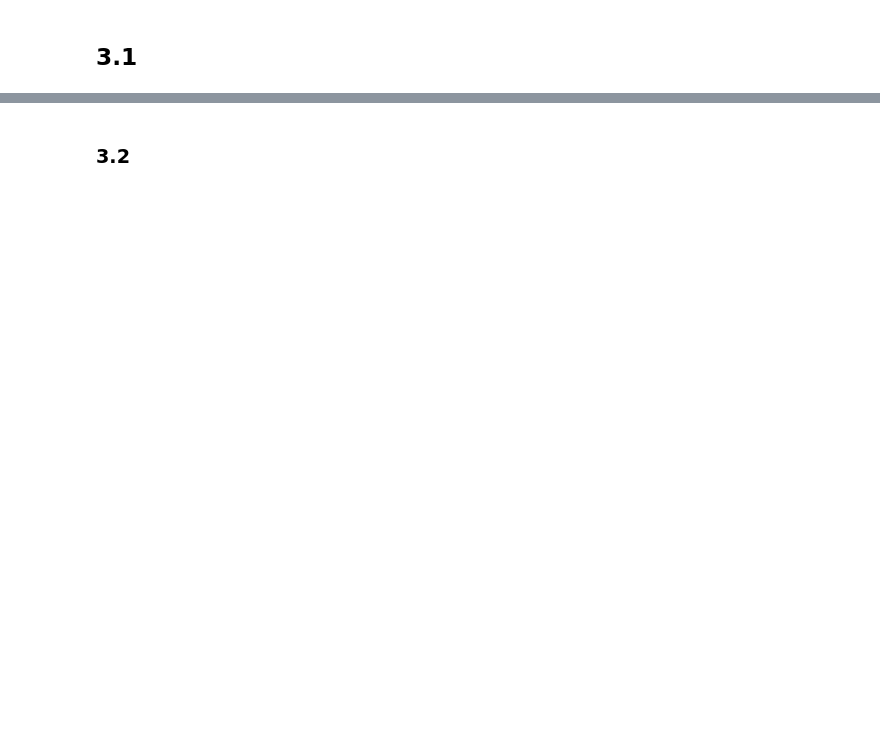
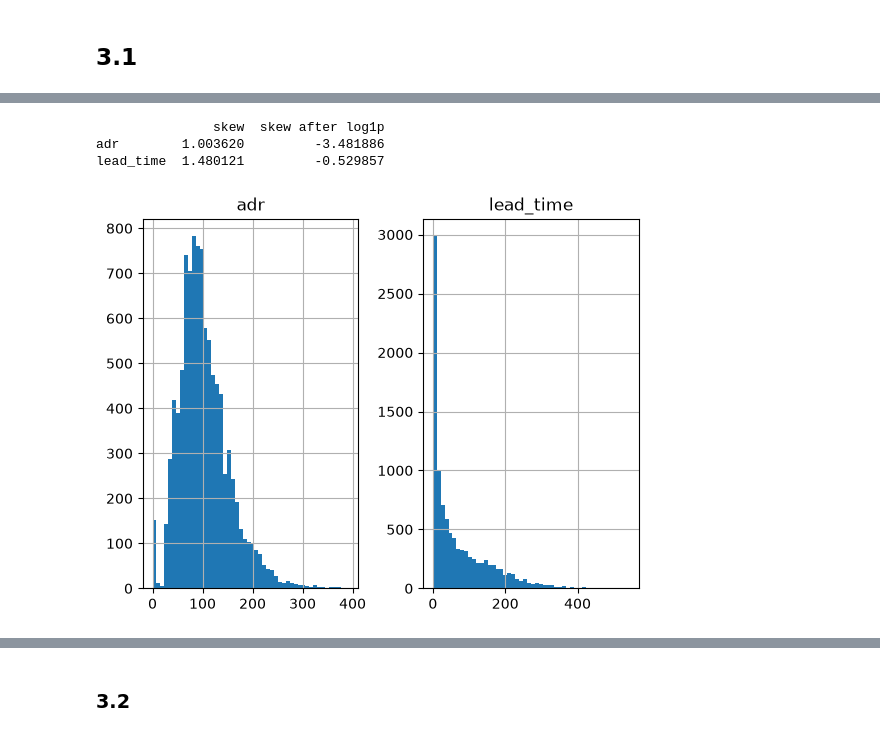
Before and after one commit to clejdan/4300, a Jupyter notebook: Assignment_3/Assignment_3.ipynb, the cells around one changed output, grey strips where cells are left out. Cells and saved outputs as stored; diff of their text form; code cells hidden in the pictures; blank space fills up the shorter version.

Commit message:
First successful run

```diff
--- a/Assignment_3/Assignment_3.ipynb
+++ b/Assignment_3/Assignment_3.ipynb
@@ -622,0 +636,9 @@ print(df.groupby(df["days_in_waiting_list"] > 0)["is_canceled"].agg(["mean", "co
+# %%
+X = df.drop(columns=["is_canceled"])
+y = df["is_canceled"]
+
+X_train, X_test, y_train, y_test = train_test_split(
+    X, y, test_size=0.2, stratify=y, random_state=random_state)
+
+print(len(X_train), len(X_test))
+print(y_train.mean(), y_test.mean())   # should be nearly identical
@@ -634,0 +938,21 @@ print(df.groupby(df["days_in_waiting_list"] > 0)["is_canceled"].agg(["mean", "co
+# %%
+# 3.1  10,000 NOT-cancelled bookings, sampled from the training split only (test set stays untouched)
+from sklearn.cluster import KMeans, DBSCAN
+from sklearn.metrics import silhouette_score, adjusted_rand_score
+from sklearn.decomposition import PCA
+from sklearn.neighbors import NearestNeighbors
+
+features = ["lead_time", "stays_in_weekend_nights", "stays_in_week_nights", "adults", "children",
+            "adr", "total_of_special_requests", "booking_changes", "previous_bookings_not_canceled"]
+train_all = X_train.assign(is_canceled=y_train)
+S = train_all[train_all["is_canceled"] == 0].sample(10000, random_state=42)
+F = S[features].astype(float)
+
+# k=4 on raw vs standardised features
+raw = KMeans(4, n_init=10, random_state=42).fit(F)
+std = KMeans(4, n_init=10, random_state=42).fit(StandardScaler().fit_transform(F))
+
+# how far apart are the 4 centroids along each feature?
+pd.DataFrame({"variance": F.var(),
+              "raw centroid spread": raw.cluster_centers_.std(axis=0),
+              "standardised centroid spread": std.cluster_centers_.std(axis=0)}, index=features).round(2)
@@ -634,0 +970,10 @@ print(df.groupby(df["days_in_waiting_list"] > 0)["is_canceled"].agg(["mean", "co
+# %%
+# Is standardising enough, or should we log first?
+cols = ["adr", "lead_time"]
+print(pd.DataFrame({"skew": F[cols].skew(), "skew after log1p": np.log1p(F[cols].clip(lower=0)).skew()}))
+F[cols].hist(bins=50);
+# %% [output]
+               skew  skew after log1p
+adr        1.003620         -3.481886
+lead_time  1.480121         -0.529857
+[figure, added]
```
Also changed, not shown: parts of 68 cells of this notebook.
